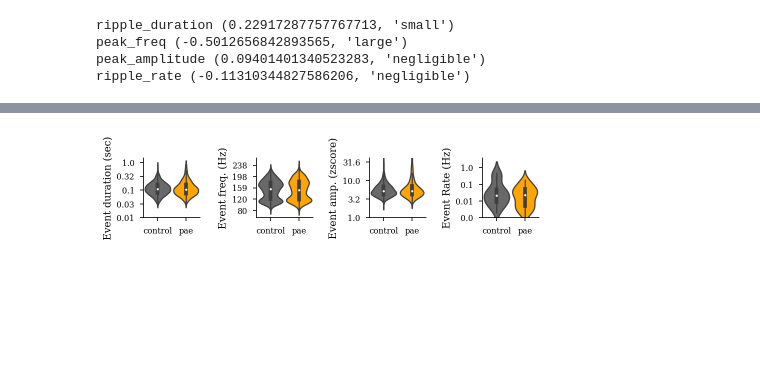
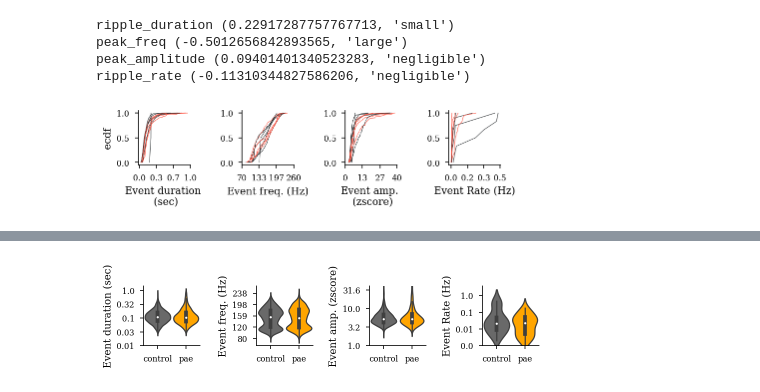
Before and after one commit to ryanharvey1/ripple_analyses, a Jupyter notebook: notebooks/ripple_features.ipynb, the cells around one changed output, grey strips where cells are left out. Saved outputs shown, nothing was run; the diff lists cells and outputs as text; code cells hidden in the pictures; blank space fills up the shorter version.

Commit message:
new figures

```diff
--- a/notebooks/ripple_features.ipynb
+++ b/notebooks/ripple_features.ipynb
@@ -140,3 +97,9 @@ display(df_inter_ripple)
+# %%
+idx = df.area == 'cortex'
+df = df[~(idx)]
+
+idx = df_inter_ripple.area == 'cortex'
+df_inter_ripple = df_inter_ripple[~(idx)]
 # %%
 # epoch_idx = ((df.ep_type == 'track') | (df.ep_type == 'pedestal_1') | (df.ep_type == 'pedestal_2'))
 # epoch = "track_pedstal"
@@ -178,7 +141,7 @@ sns.set_palette(sns.color_palette(colors))
 
 
 # plot
-df['ripple_duration_log10'] = [np.log10(value) for value in df.ripple_duration]
+df['ripple_duration_log10'] = np.log10(df.ripple_duration)
 axs[0] = sns.violinplot(x="area", y="ripple_duration_log10",hue='group', data=df,
                linewidth=linewidth,width=width,ax=axs[0],saturation=1)
 axs[0].get_legend().set_visible(False)
@@ -196,7 +159,7 @@ axs[1].set_ylabel('Event freq. (Hz)')
 
 
 
-df['peak_amplitude_log10'] = [np.log10(value) for value in df.peak_amplitude]
+df['peak_amplitude_log10'] = np.log10(df.peak_amplitude)
 axs[2] = sns.violinplot(x="area", y="peak_amplitude_log10",hue='group', data=df, # make so less than 20
                linewidth=linewidth,width=width,ax=axs[2],saturation=1)
 axs[2].get_legend().set_visible(False)
@@ -205,7 +168,7 @@ axs[2].set_ylim(top=np.log10(40))
 axs[2].set_ylabel('Event amp. (zscore)')
 
 
-df_inter_ripple['ripple_rate_log10'] = [np.log10(value) for value in df_inter_ripple.ripple_rate]
+df_inter_ripple['ripple_rate_log10'] = np.log10(df_inter_ripple.ripple_rate)
 axs[3] = sns.violinplot(x="area", y="ripple_rate_log10",hue='group', data=df_inter_ripple,
                linewidth=linewidth,width=width,ax=axs[3],saturation=1)
 axs[3].get_legend().set_visible(False)
@@ -246,3 +214,79 @@ ripple_duration (0.22917287757767713, 'small')
 peak_freq (-0.5012656842893565, 'large')
 peak_amplitude (0.09401401340523283, 'negligible')
 ripple_rate (-0.11310344827586206, 'negligible')
+# %%
+# from statsmodels.distributions.empirical_distribution import ECDF
+
+# group_colors = {"control": 'dimgrey', "pae": '#ffa500ff'}
+group_colors = {"controlca1": '#0571b0',
+                "controlca3": '#92c5de',
+                'paeca1': '#ca0020',
+                'paeca3': '#f4a582'}
+
+group_colors = {"controlca1": '#4a536b',
+                "controlca3": '#aed6dc',
+                'paeca1': '#ff9a8d',
+                'paeca3': '#f4a582'}
+
+group_colors = {"controlca1": '#1a1d21ff',
+                "controlca3": '#222629ff',
+                'paeca1': '#db6668ff',
+                'paeca3': '#d39b46ff'}
+
+group_colors = {"controlca1": '#222629ff',
+                "controlca3": '#103876ff',
+                'paeca1': '#ff5240ff',
+                'paeca3': '#ebad46ff'}
+def ecdf(x):
+    xs = np.sort(x)
+#     ys = np.arange(1, len(xs)+1)/float(len(xs))
+    ys = np.linspace(0,1,len(xs))
+    return xs, ys
+
+
+def plot_ecdf(var,df,area,ax,group_colors):
+    for rat in pd.unique(df.rat):
+        y = df[(df.rat == rat) & (df.area == area)]
+        if y.empty == False:
+#             ecdf = ECDF(y[var])
+            xs, ys = ecdf(y[var])
+            ax.plot(xs,ys,color=group_colors[y.group.iloc[0]+y.area.iloc[0]],linewidth=.5)
+
+
+fig, axs = plt.subplots(1,4, figsize=set_size('thesis', fraction=1.1, subplots=(1, 4)), edgecolor='k')
+fig.subplots_adjust(hspace = 0, wspace=1)
+axs = axs.ravel()
+
+plot_ecdf('ripple_duration',df,'ca1',axs[0],group_colors)
+start, end = axs[0].get_xlim()
+axs[0].xaxis.set_ticks((np.linspace(0, 1, 4)))
+axs[0].xaxis.set_major_formatter(ticker.FormatStrFormatter('%0.1f'))
+axs[0].set_xlabel('Event duration \n (sec)')
+axs[0].set_ylabel('ecdf')
+
+plot_ecdf('peak_freq',df,'ca1',axs[1],group_colors)
+axs[1].xaxis.set_ticks(np.round(np.linspace(70, 260, 4)))
+axs[1].xaxis.set_major_formatter(ticker.FormatStrFormatter('%0.0f'))
+axs[1].set_xlabel('Event freq. (Hz)')
+
+plot_ecdf('peak_amplitude',df[df.peak_amplitude < 40],'ca1',axs[2],group_colors)
+axs[2].xaxis.set_ticks(np.round(np.linspace(0, 40, 4)))
+axs[2].xaxis.set_major_formatter(ticker.FormatStrFormatter('%0.0f'))
+axs[2].set_xlabel('Event amp. \n (zscore)')
+
+plot_ecdf('ripple_rate',df_inter_ripple,'ca1',axs[3],group_colors)
+axs[3].xaxis.set_ticks((np.linspace(0, .5, 4)))
+axs[3].xaxis.set_major_formatter(ticker.FormatStrFormatter('%0.1f'))
+axs[3].set_xlabel('Event Rate (Hz)')
+
+for i in range(4):
+    right_side = axs[i].spines["right"]
+    right_side.set_visible(False)
+    top_side = axs[i].spines["top"]
+    top_side.set_visible(False)
+
+save_path = "D:/ryanh/GoogleDrive/school_work/UNM/Lab/Projects/Dissertation/dissertation/inkscape_figs/ripple_section/"
+plt.savefig(save_path+'ripple_features_cdf_ca1.svg',dpi=900,bbox_inches='tight')
+plt.savefig(save_path+'ripple_features_cdf_ca1.png',dpi=300,bbox_inches='tight')
+# %% [output]
+[figure, added]
```
Also changed, not shown: parts of 7 cells of this notebook.
